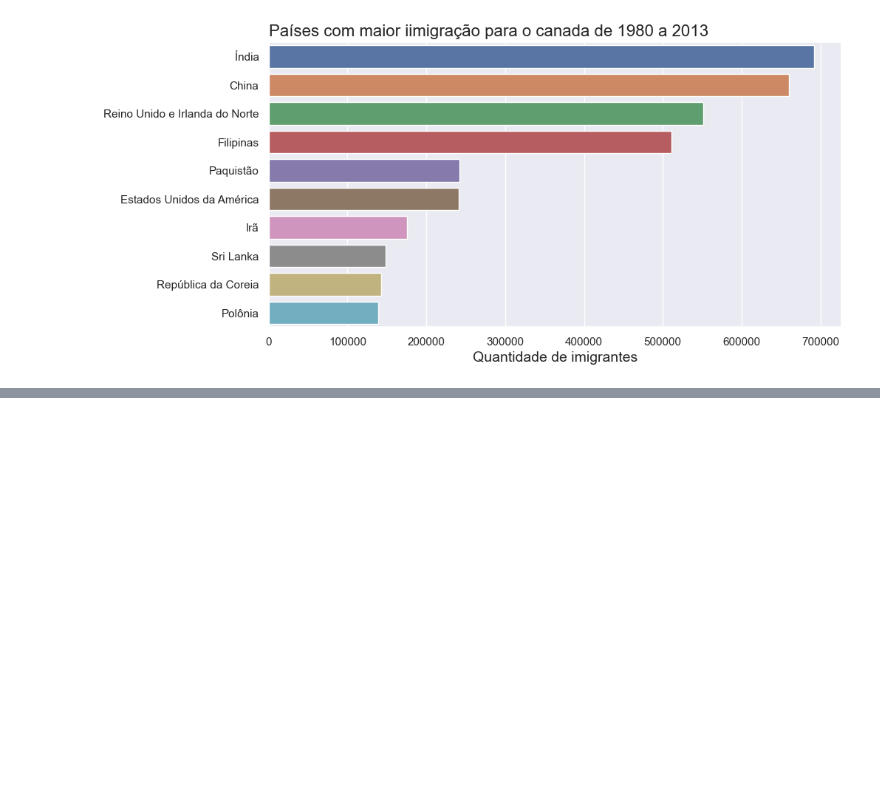
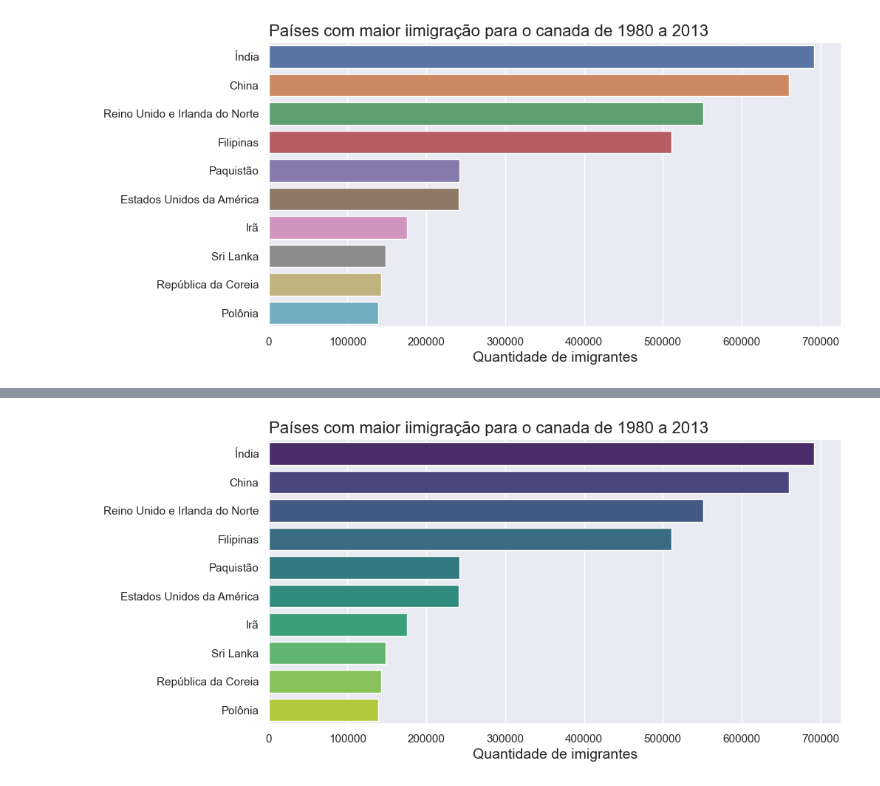
Before and after one commit to Marlon-Santiago/Alanisando_dados_Imigratorios_Canada, a Jupyter notebook: Imigrantes_canada_analise.ipynb, the cells around one changed output, grey strips where cells are left out. Cells and saved outputs as stored; diff of their text form; code cells hidden in the pictures; blank space fills up the shorter version.

```diff
--- a/Imigrantes_canada_analise.ipynb
+++ b/Imigrantes_canada_analise.ipynb
@@ -390,0 +405,4 @@ plt.show()
+# %%
+gerar_grafico_paleta('viridis')
+# %% [output]
+[figure, added]
```
Also changed, not shown: parts of 20 cells of this notebook, 1 other file.
